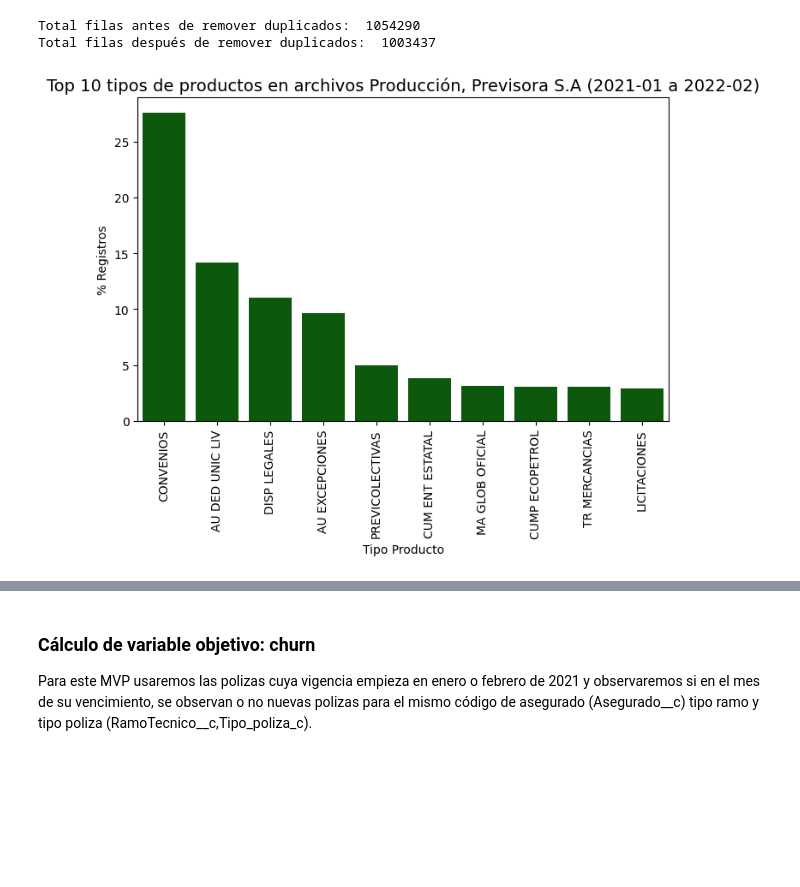
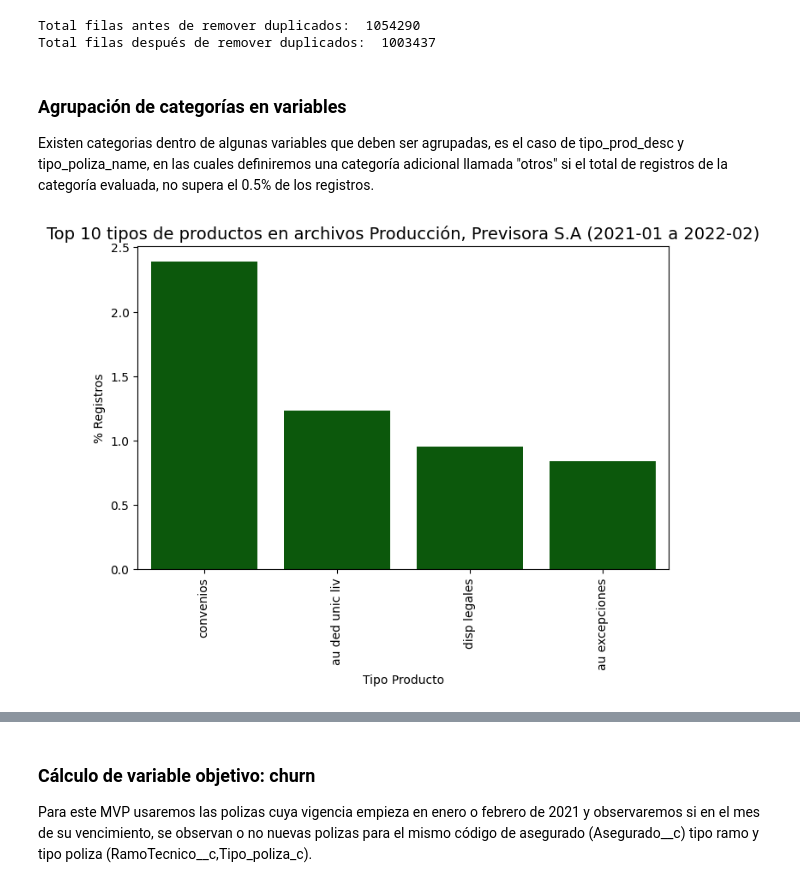
Before and after one commit to statscol/churn-pv-mvp, a Jupyter notebook: 01-Lectura-informacion-limpieza.ipynb, the cells around one changed output, grey strips where cells are left out. Cells and saved outputs as stored; diff of their text form; code cells hidden in the pictures; blank space fills up the shorter version.

Commit message:
se actualizaron pasos de limpieza de datos

```diff
--- a/01-Lectura-informacion-limpieza.ipynb
+++ b/01-Lectura-informacion-limpieza.ipynb
@@ -89,28 +89,37 @@ Total filas después de remover duplicados:  1003437
 data_prod=data_prod.merge(tipo_poliza.rename(columns={'txt_desc':'tipo_poliza_name'}),how="left",left_on=['RamoTecnico__c','Tipo_poliza_c'],right_on=['cod_ramo','cod_tipo_poliza'])
 # %%
 ##Añadir descripción tipo producto
-
-def try_convert(num):
-    try:
-        val=str(int(num))
-        return val
-    except:
-        return "99999"
 
 data_prod.loc[:,'Producto__c']=data_prod.Producto__c.apply(lambda d: try_convert(d)) ## se debe realizar un paso previo ya que el Producto__c está con valores decimales
 
 data_prod=data_prod.merge(tipo_prod.rename(columns={'descripcion reducida':'tipo_prod_desc'}).drop(columns="producto"),how="left",left_on=['RamoTecnico__c','Producto__c'],right_on=['ramo','codigo'])
+# %%
+## existen columnas que pueden diferir en valor pero cuyo contenido puede ser unificado al usar procesos de limpieza, (ej. 4.0 vs 4, " DAÑOS" vs "DAÑOS")
+## Por tanto se procede a limpiar estas columnas
+
+data_prod.loc[:,'ClaseVehiculo__c']=data_prod.ClaseVehiculo__c.apply(lambda d: try_convert(d))
+data_prod.loc[:,'TipoVehiculo__c']=data_prod.TipoVehiculo__c.apply(lambda d: try_convert(d))
+data_prod.loc[:,'tipo_poliza_name']=data_prod.tipo_poliza_name.apply(lambda d: str(d).strip().lower())
+data_prod.loc[:,'tipo_prod_desc']=data_prod.tipo_prod_desc.apply(lambda d: str(d).strip().lower())
+# %% [markdown]
+### Agrupación de categorías en variables
+Existen categorias dentro de algunas variables que deben ser agrupadas, es el caso de tipo_prod_desc y tipo_poliza_name, en las cuales definiremos una categoría adicional llamada "otros" si el total de registros de la categoría evaluada, no supera el 0.5% de los registros.
+# %%
+tipo_poliza_name_values=data_prod.tipo_poliza_name.value_counts(normalize=True).to_dict()
+tipo_prod_desc_values=data_prod.tipo_prod_desc.value_counts(normalize=True).to_dict()
+data_prod.loc[:,'tipo_poliza_name']=data_prod.tipo_poliza_name.apply(lambda d: "otras" if (d in tipo_poliza_name_values.keys() and tipo_poliza_name_values[d]<0.005 or d=="nan") else d)
+data_prod.loc[:,'tipo_prod_desc']=data_prod.tipo_prod_desc.apply(lambda d: "otras" if (d in tipo_prod_desc_values.keys() and tipo_prod_desc_values[d]<0.005 or d=="nan") else d)
 # %%
-data_tipo_prod=data_prod.tipo_prod_desc.value_counts(normalize=True).head(10).reset_index()
+data_tipo_prod=data_prod.tipo_prod_desc.value_counts(normalize=True).head(10).reset_index()[1:]
 
 f,ax=plt.subplots(figsize=(8,5),dpi=100)
 sns.barplot(x=data_tipo_prod['index'],y=data_tipo_prod['tipo_prod_desc']*100,data=data_tipo_prod,ax=ax,color="darkgreen");
 ax.set_title("Top 10 tipos de productos en archivos Producción, Previsora S.A (2021-01 a 2022-02)",size=14)
 ax.set_xlabel("Tipo Producto")
 ax.set_ylabel("% Registros")
 plt.xticks(rotation=90);
 # %% [output]
-[figure, old version]
+[figure, new version]
 # %%
 data_tipo_poliza=data_prod.tipo_poliza_name.value_counts(normalize=True).head(10).reset_index()
 
```
Also changed, not shown: parts of 8 cells of this notebook, 3 other files.
